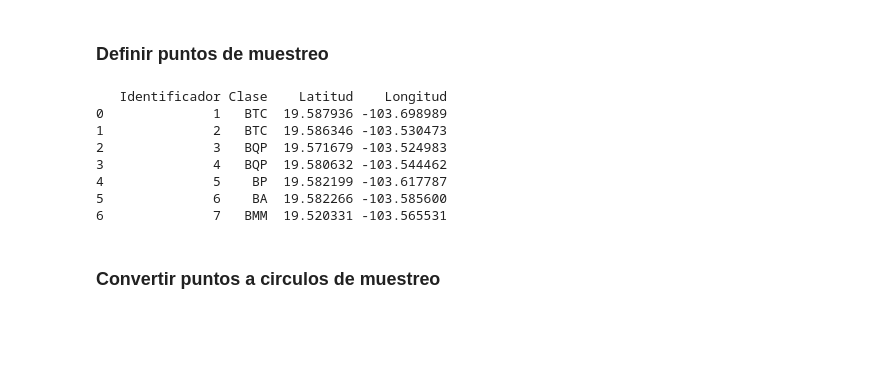
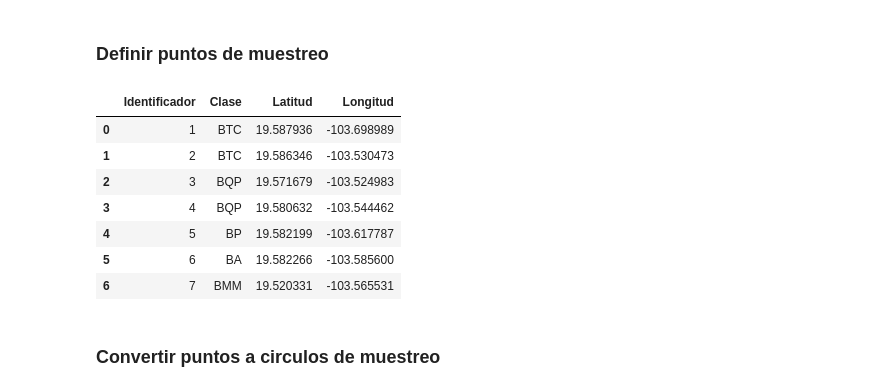
Before and after one commit to Naylet92/Estudio_ambiental, a Jupyter notebook: Colima/NCL_NDVI_Graficas.ipynb, the cells around one changed output. Saved outputs shown, nothing was run; the diff lists cells and outputs as text; code cells hidden in the pictures; blank space fills up the shorter version.

```diff
--- a/Colima/NCL_NDVI_Graficas.ipynb
+++ b/Colima/NCL_NDVI_Graficas.ipynb
@@ -138,26 +138,26 @@ centroid = gpd.GeoSeries([centroid_proj], crs=CRS_UTM).to_crs(epsg=CRS_GEO).iloc
 # %%
 # puntos muestreo
 
 # Data source
 puntos_josn = {
     "Identificador": [1, 2, 3, 4, 5, 6, 7],
     "Clase": ['BTC', 'BTC', 'BQP', 'BQP', 'BP', 'BA', 'BMM'],
     "Latitud": [19.587936, 19.586346, 19.571679, 19.5806321, 19.5821993, 19.5822660, 19.5203311],
     "Longitud": [-103.698989, -103.530473, -103.524983, -103.5444625, -103.6177868,-103.5855996, -103.5655309]
 }
 
 # Load into a DataFrame
 puntos_df = pd.DataFrame(puntos_josn)
-print(puntos_df)
+display(puntos_df)
 # %% [output]
-   Identificador Clase    Latitud    Longitud
-0              1   BTC  19.587936 -103.698989
-1              2   BTC  19.586346 -103.530473
-2              3   BQP  19.571679 -103.524983
-3              4   BQP  19.580632 -103.544462
-4              5    BP  19.582199 -103.617787
-5              6    BA  19.582266 -103.585600
-6              7   BMM  19.520331 -103.565531
+|  | Identificador | Clase | Latitud | Longitud |
+| 0 | 1 | BTC | 19.587936 | -103.698989 |
+| 1 | 2 | BTC | 19.586346 | -103.530473 |
+| 2 | 3 | BQP | 19.571679 | -103.524983 |
+| 3 | 4 | BQP | 19.580632 | -103.544462 |
+| 4 | 5 | BP | 19.582199 | -103.617787 |
+| 5 | 6 | BA | 19.582266 | -103.585600 |
+| 6 | 7 | BMM | 19.520331 | -103.565531 |
 # %% [markdown]
 ### Convertir puntos a circulos de muestreo
 # %%
```
Also changed, not shown: parts of 5 cells of this notebook.
